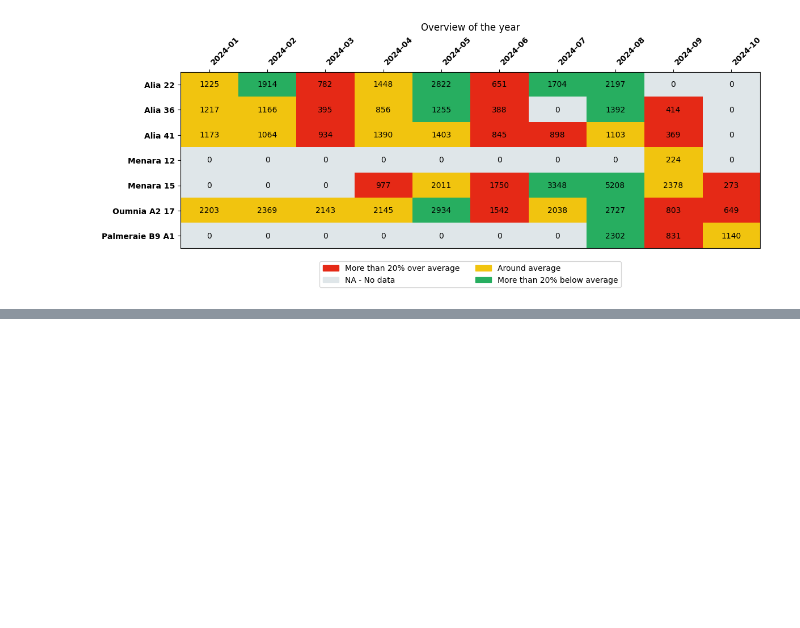
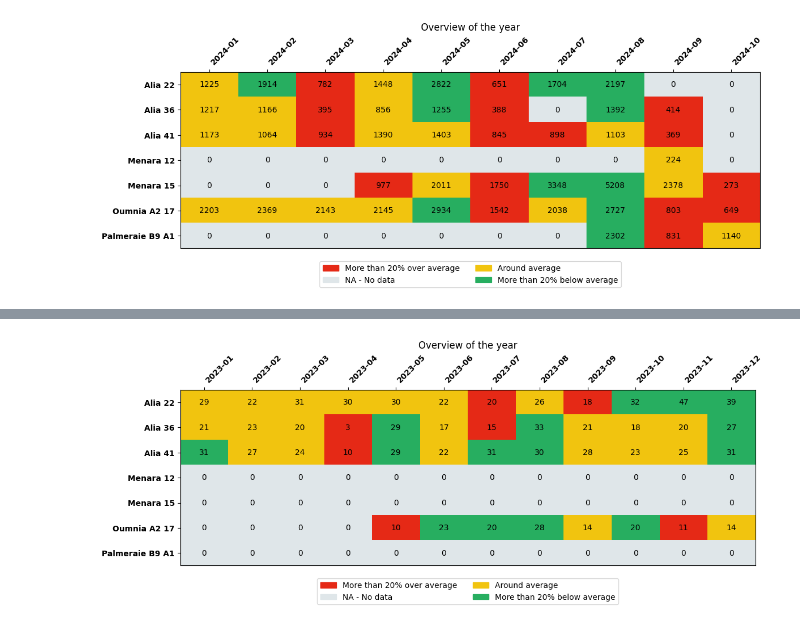
Before and after one commit to Alayadi-94/08-Rentals_Automated_Pipeline, a Jupyter notebook: testings.ipynb, the cells around one changed output, grey strips where cells are left out. Drawn from its saved outputs; the diff is of its cells as text; code cells hidden in the pictures; blank space fills up the shorter version.

Commit message:
add occupancy colored pivot tables

```diff
--- a/testings.ipynb
+++ b/testings.ipynb
@@ -168,15 +172,3 @@ df_days
 # Analysis
 # %% [markdown]
 ### Montly reveue per apartment
-# %%
-# Add a Month column for aggregation
-df_days['Month'] = df_days['Date'].dt.to_period('M')
-
-# Pivot table to aggregate revenue per apartment and month
-revenue_pivot = df_days.pivot_table(
-    index='Apartment_code',
-    columns='Month',
-    values='Revenue',
-    aggfunc='sum',
-    fill_value=0
-)
@@ -343,0 +325,20 @@ display_table(rev_yearly, means_)
+# %%
+occupancy_pivot = create_pivot(df, 'Occupancy')
+# %%
+def occupancy_mean(pivot):
+    means_=[]
+    for name in pivot.index:
+        #Create a series containing the occupancy per month
+        monthly_occupancy = pivot.loc[name][pivot.loc[name] != 0]
+        for i, occ in monthly_occupancy.items():
+            month_range=calendar.monthrange(i.year, i.month)[1]
+            monthly_occupancy.loc[i] = (lambda x: month_range if x > month_range else x)(occ)
+
+        #Compute the mean occupancy and append the dictionary
+        means_.append({
+            'Apartment_Code' : name,
+            'Mean' : round(monthly_occupancy.mean(), 0)
+        })
+    means_ = pd.DataFrame(means_)
+    means_.set_index('Apartment_Code', inplace = True)
+    return means_
@@ -343,0 +357,5 @@ display_table(rev_yearly, means_)
+# %%
+means_ = occupancy_mean(occupancy_pivot)
+display_table(occupancy_pivot[year_2023].round(0).astype(int), )
+# %% [output]
+[figure, added]
```
Also changed, not shown: parts of 7 cells of this notebook.
